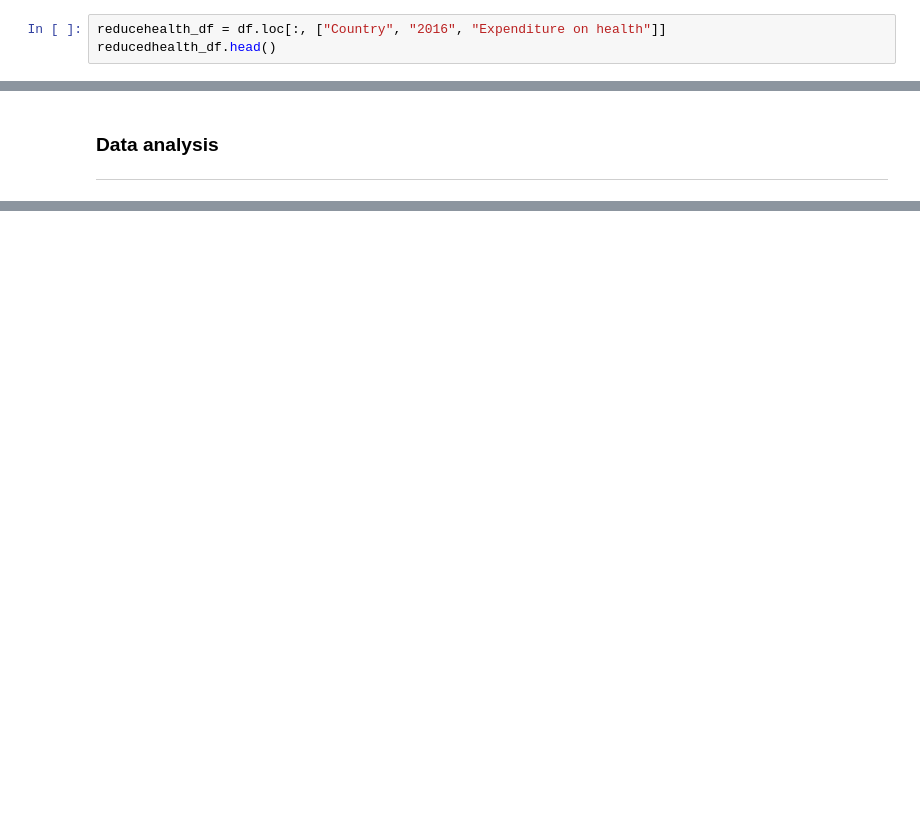
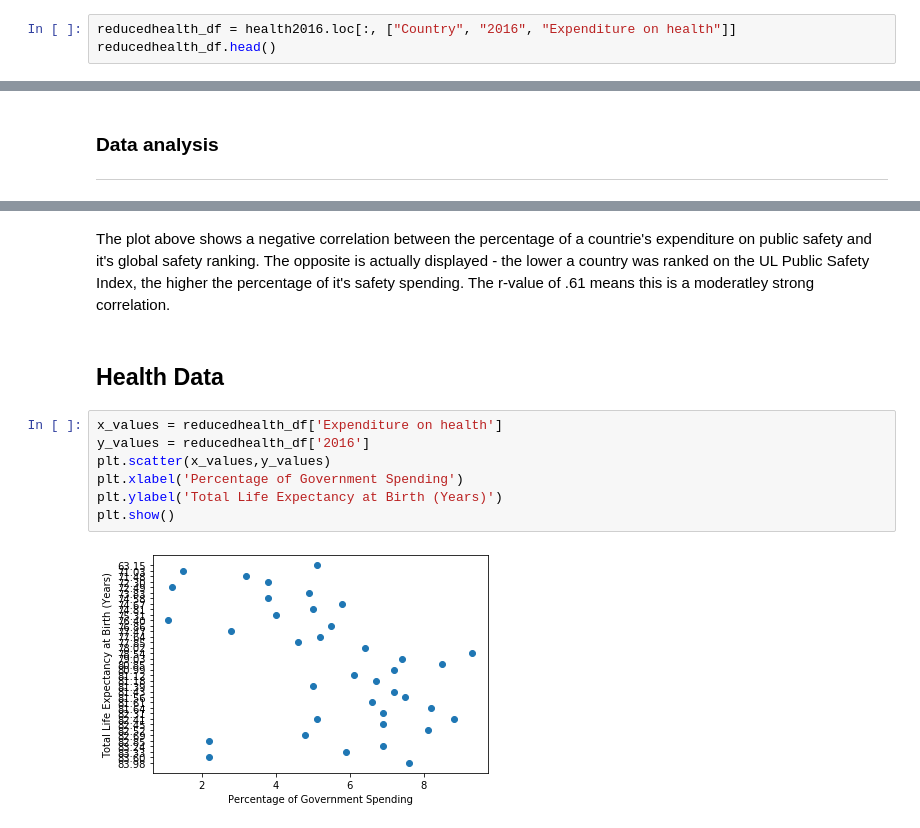
Before and after one commit to brettkfuller/govspending_project1_team5, a Jupyter notebook: project1_team5_template_brett.ipynb, the cells around one changed output, grey strips where cells are left out. Saved outputs shown, nothing was run; the diff lists cells and outputs as text; blank space fills up the shorter version.

```diff
--- a/project1_team5_template_brett.ipynb
+++ b/project1_team5_template_brett.ipynb
@@ -183,6 +214,6 @@ health2016.head()
 | 4 | Singapore | Life expectancy at birth, total (... | 82.85 | 82.895122 | 1.0 | 3.3 | ... |
 5 rows × 30 columns
 # %%
-reducehealth_df = df.loc[:, ["Country", "2016", "Expenditure on health"]]
+reducedhealth_df = health2016.loc[:, ["Country", "2016", "Expenditure on health"]]
 reducedhealth_df.head()
 # %% [output]
@@ -198,0 +274,13 @@ Answer here
+# %% [markdown]
+The plot above shows a negative correlation between the percentage of a countrie's expenditure on public safety and it's global safety ranking. The opposite is actually displayed - the lower a country was ranked on the UL Public Safety Index, the higher the percentage of it's safety spending. The r-value of .61 means this is a moderatley strong correlation.
+# %% [markdown]
+## Health Data
+# %%
+x_values = reducedhealth_df['Expenditure on health']
+y_values = reducedhealth_df['2016']
+plt.scatter(x_values,y_values)
+plt.xlabel('Percentage of Government Spending')
+plt.ylabel('Total Life Expectancy at Birth (Years)')
+plt.show()
+# %% [output]
+[figure, added]
```
Also changed, not shown: parts of 18 cells of this notebook, 1 other file.
